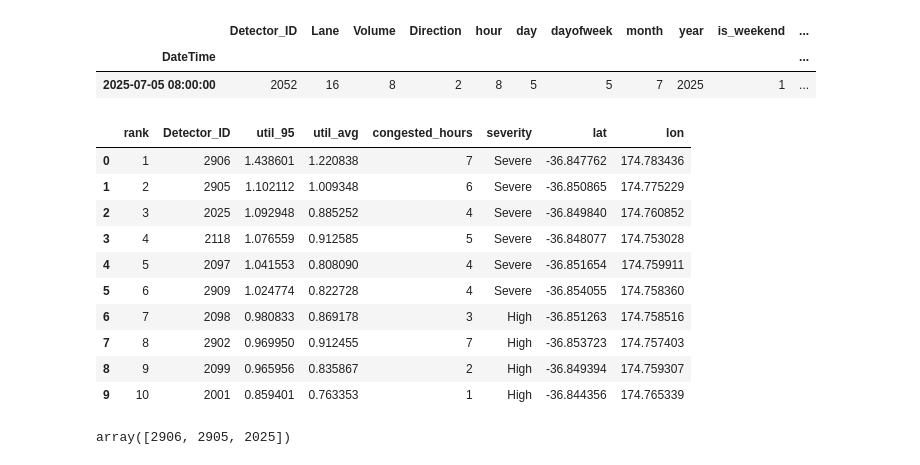
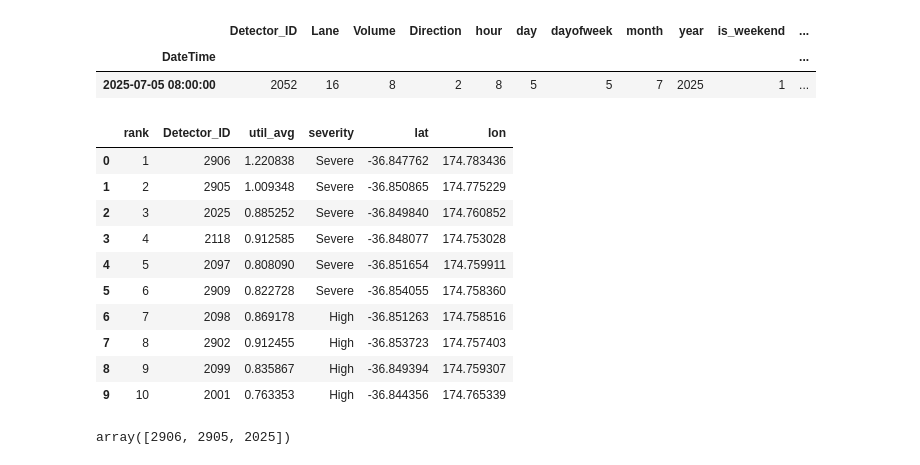
Before and after one commit to hanjuin/xai-traffic-prediction, a Jupyter notebook: notebooks/xgboost-training-6.ipynb, the cells around one changed output. Cells and saved outputs as stored; diff of their text form; code cells hidden in the pictures.

```diff
--- a/notebooks/xgboost-training-6.ipynb
+++ b/notebooks/xgboost-training-6.ipynb
@@ -481,6 +481,7 @@ eff_lanes = (active.groupby("Detector_ID")["active_lanes"]
 # Capacity assumptions
 # =========================
 per_lane_capacity = 200
+green_ratio = 1
 eff_lanes["site_capacity"] = eff_lanes["n_lanes_eff"] * per_lane_capacity * green_ratio
 
 site_hour = site_hour.merge(eff_lanes[["Detector_ID","site_capacity"]], on="Detector_ID", how="left")
@@ -514,18 +515,20 @@ kpi[["rank","Detector_ID","util_95","util_avg","congested_hours","severity","lat
 # Print heatmap
 # =========================
 sitemap(kpi)
-# %% [output]
-|  | rank | Detector_ID | util_95 | util_avg | congested_hours | severity | lat | lon |
-| 0 | 1 | 2906 | 1.438601 | 1.220838 | 7 | Severe | -36.847762 | 174.783436 |
-| 1 | 2 | 2905 | 1.102112 | 1.009348 | 6 | Severe | -36.850865 | 174.775229 |
-| 2 | 3 | 2025 | 1.092948 | 0.885252 | 4 | Severe | -36.849840 | 174.760852 |
-| 3 | 4 | 2118 | 1.076559 | 0.912585 | 5 | Severe | -36.848077 | 174.753028 |
-| 4 | 5 | 2097 | 1.041553 | 0.808090 | 4 | Severe | -36.851654 | 174.759911 |
-| 5 | 6 | 2909 | 1.024774 | 0.822728 | 4 | Severe | -36.854055 | 174.758360 |
-| 6 | 7 | 2098 | 0.980833 | 0.869178 | 3 | High | -36.851263 | 174.758516 |
-| 7 | 8 | 2902 | 0.969950 | 0.912455 | 7 | High | -36.853723 | 174.757403 |
-| 8 | 9 | 2099 | 0.965956 | 0.835867 | 2 | High | -36.849394 | 174.759307 |
-| 9 | 10 | 2001 | 0.859401 | 0.763353 | 1 | High | -36.844356 | 174.765339 |
+# %%
+kpi[["rank","Detector_ID","util_avg","severity","lat","lon"]].head(10)
+# %% [output]
+|  | rank | Detector_ID | util_avg | severity | lat | lon |
+| 0 | 1 | 2906 | 1.220838 | Severe | -36.847762 | 174.783436 |
+| 1 | 2 | 2905 | 1.009348 | Severe | -36.850865 | 174.775229 |
+| 2 | 3 | 2025 | 0.885252 | Severe | -36.849840 | 174.760852 |
+| 3 | 4 | 2118 | 0.912585 | Severe | -36.848077 | 174.753028 |
+| 4 | 5 | 2097 | 0.808090 | Severe | -36.851654 | 174.759911 |
+| 5 | 6 | 2909 | 0.822728 | Severe | -36.854055 | 174.758360 |
+| 6 | 7 | 2098 | 0.869178 | High | -36.851263 | 174.758516 |
+| 7 | 8 | 2902 | 0.912455 | High | -36.853723 | 174.757403 |
+| 8 | 9 | 2099 | 0.835867 | High | -36.849394 | 174.759307 |
+| 9 | 10 | 2001 | 0.763353 | High | -36.844356 | 174.765339 |
 # %%
 # =========================
 # Most congested sites
```
Also changed, not shown: parts of 4 cells of this notebook, 1 other file.
